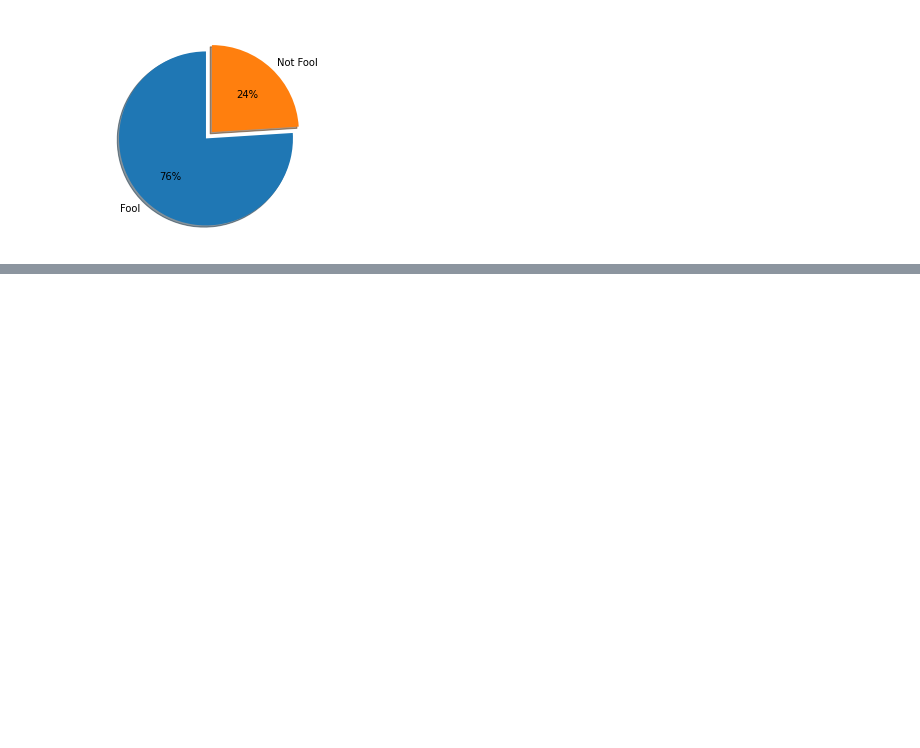
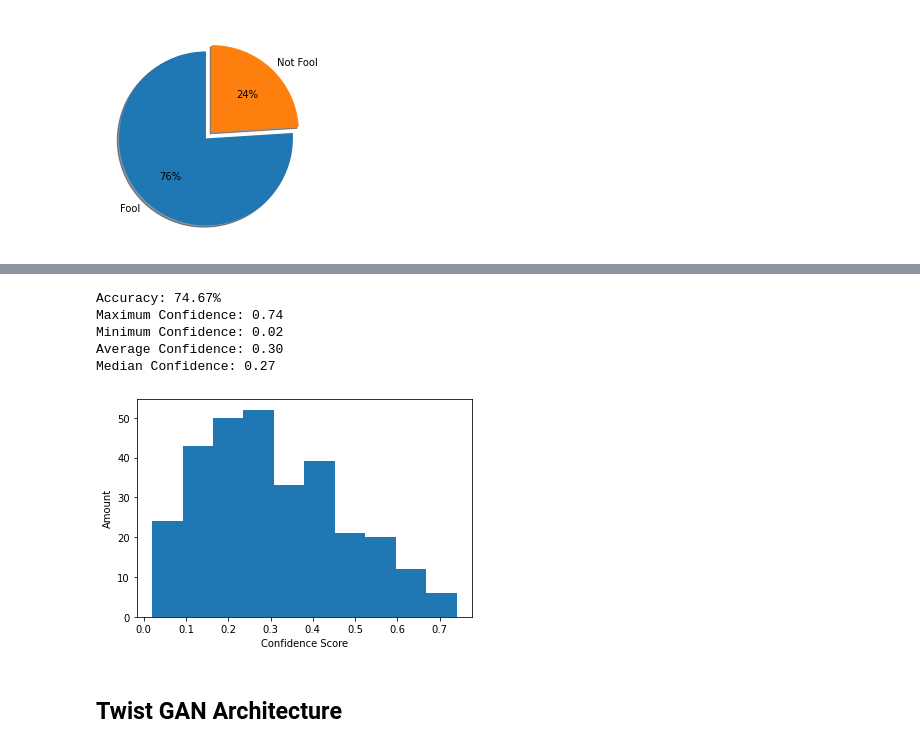
Before and after one commit to Naorko/gan-tf, a Jupyter notebook: gans.ipynb, the cells around one changed output, grey strips where cells are left out. Saved outputs shown, nothing was run; the diff lists cells and outputs as text; code cells hidden in the pictures; blank space fills up the shorter version.

Commit message:
Impl Twist GAN

```diff
--- a/gans.ipynb
+++ b/gans.ipynb
@@ -508,0 +522,3 @@ plt.show()
+# %%
+cred_rfr = RandomForestClassifier(n_jobs=-1)
+_ = cred_rfr.fit(cred_x_train, cred_y_train)
@@ -508,0 +546,11 @@ plt.show()
+# %%
+rfr_visulize_performance(cred_rfr, cred_x_test, cred_y_test)
+# %% [output]
+Accuracy: 74.67%
+Maximum Confidence: 0.74
+Minimum Confidence: 0.02
+Average Confidence: 0.30
+Median Confidence: 0.27
+[figure, added]
+# %% [markdown]
+## Twist GAN Architecture
```
Also changed, not shown: parts of 28 cells of this notebook.
